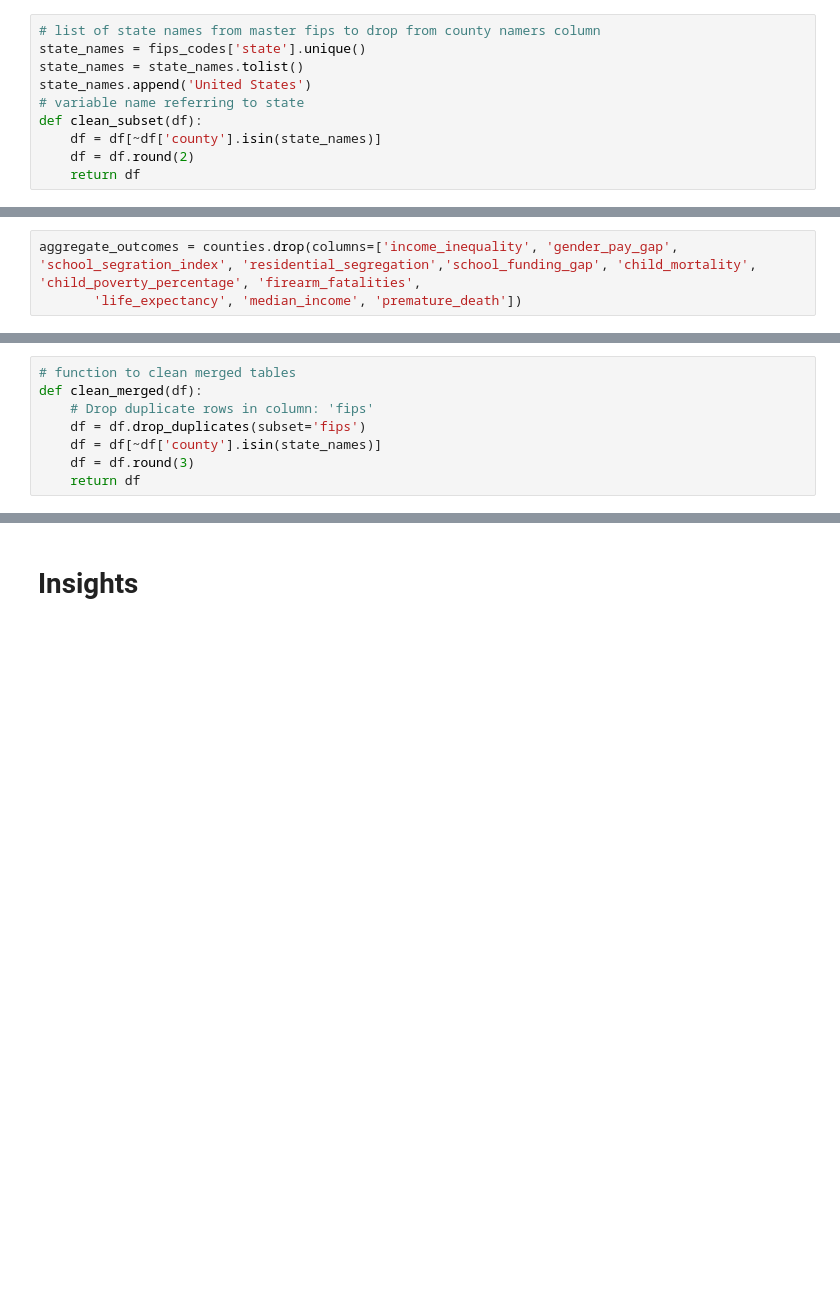
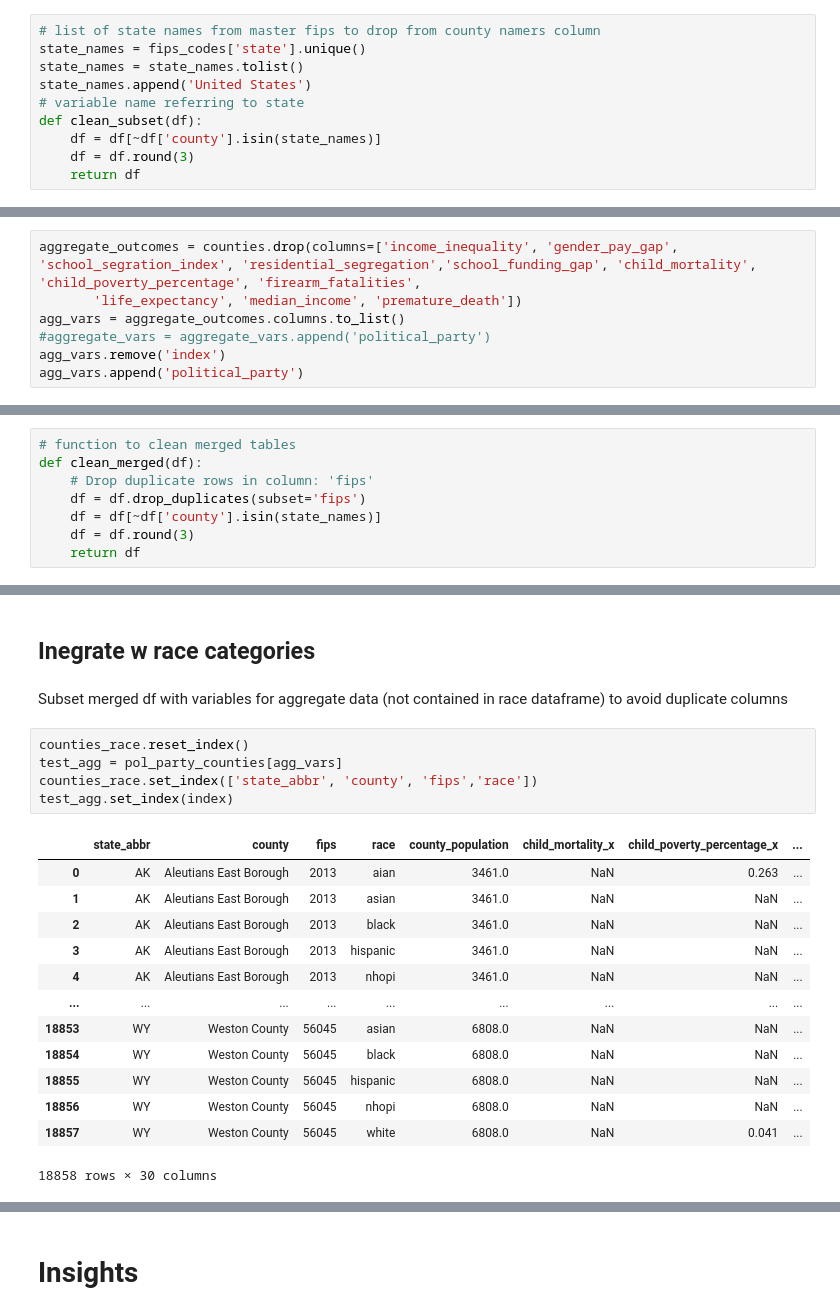
Before and after one commit to mapsg91/CapstoneII_MG, a Jupyter notebook: data/Clean Data/selected_vars/clean_select_features.ipynb, the cells around one changed output, grey strips where cells are left out. Drawn from its saved outputs; the diff is of its cells as text; blank space fills up the shorter version.

Commit message:
data imputation for hierchical data

```diff
--- a/data/Clean Data/selected_vars/clean_select_features.ipynb
+++ b/data/Clean Data/selected_vars/clean_select_features.ipynb
@@ -61,7 +60,7 @@ state_names.append('United States')
 # variable name referring to state
 def clean_subset(df):
     df = df[~df['county'].isin(state_names)]
-    df = df.round(2)
+    df = df.round(3)
     return df
 # %%
 counties = clean_subset(counties)
@@ -122,6 +113,10 @@ counties_race.columns.name = None
 # %%
 aggregate_outcomes = counties.drop(columns=['income_inequality', 'gender_pay_gap', 'school_segration_index', 'residential_segregation','school_funding_gap', 'child_mortality', 'child_poverty_percentage', 'firearm_fatalities',
        'life_expectancy', 'median_income', 'premature_death'])
+agg_vars = aggregate_outcomes.columns.to_list()
+#aggregate_vars = aggregate_vars.append('political_party')
+agg_vars.remove('index')
+agg_vars.append('political_party')
 # %% [markdown]
 ## Total Values (vs percentages)
 # %%
@@ -226,0 +204,23 @@ pol_party_counties.head()
+# %% [markdown]
+## Inegrate w race categories
+# %% [markdown]
+Subset merged df with variables for aggregate data (not contained in race dataframe) to avoid duplicate columns
+# %%
+counties_race.reset_index()
+test_agg = pol_party_counties[agg_vars]
+counties_race.set_index(['state_abbr', 'county', 'fips','race'])
+test_agg.set_index(index)
+# %% [output]
+|  | state_abbr | county | fips | race | county_population | child_mortality_x | child_poverty_percentage_x | ... |
+| 0 | AK | Aleutians East Borough | 2013 | aian | 3461.0 | NaN | 0.263 | ... |
+| 1 | AK | Aleutians East Borough | 2013 | asian | 3461.0 | NaN | NaN | ... |
+| 2 | AK | Aleutians East Borough | 2013 | black | 3461.0 | NaN | NaN | ... |
+| 3 | AK | Aleutians East Borough | 2013 | hispanic | 3461.0 | NaN | NaN | ... |
+| 4 | AK | Aleutians East Borough | 2013 | nhopi | 3461.0 | NaN | NaN | ... |
+| ... | ... | ... | ... | ... | ... | ... | ... | ... |
+| 18853 | WY | Weston County | 56045 | asian | 6808.0 | NaN | NaN | ... |
+| 18854 | WY | Weston County | 56045 | black | 6808.0 | NaN | NaN | ... |
+| 18855 | WY | Weston County | 56045 | hispanic | 6808.0 | NaN | NaN | ... |
+| 18856 | WY | Weston County | 56045 | nhopi | 6808.0 | NaN | NaN | ... |
+| 18857 | WY | Weston County | 56045 | white | 6808.0 | NaN | 0.041 | ... |
+18858 rows × 30 columns
```
Also changed, not shown: parts of 33 cells of this notebook, 1 other file.
